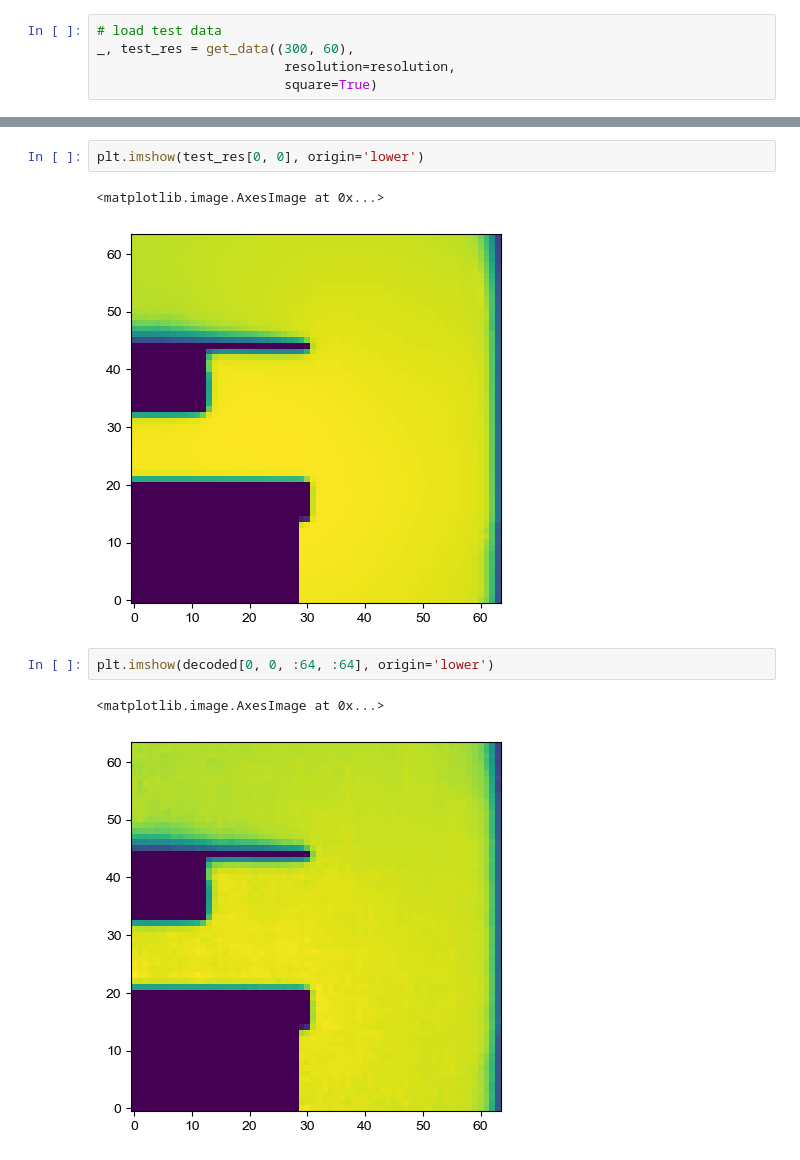
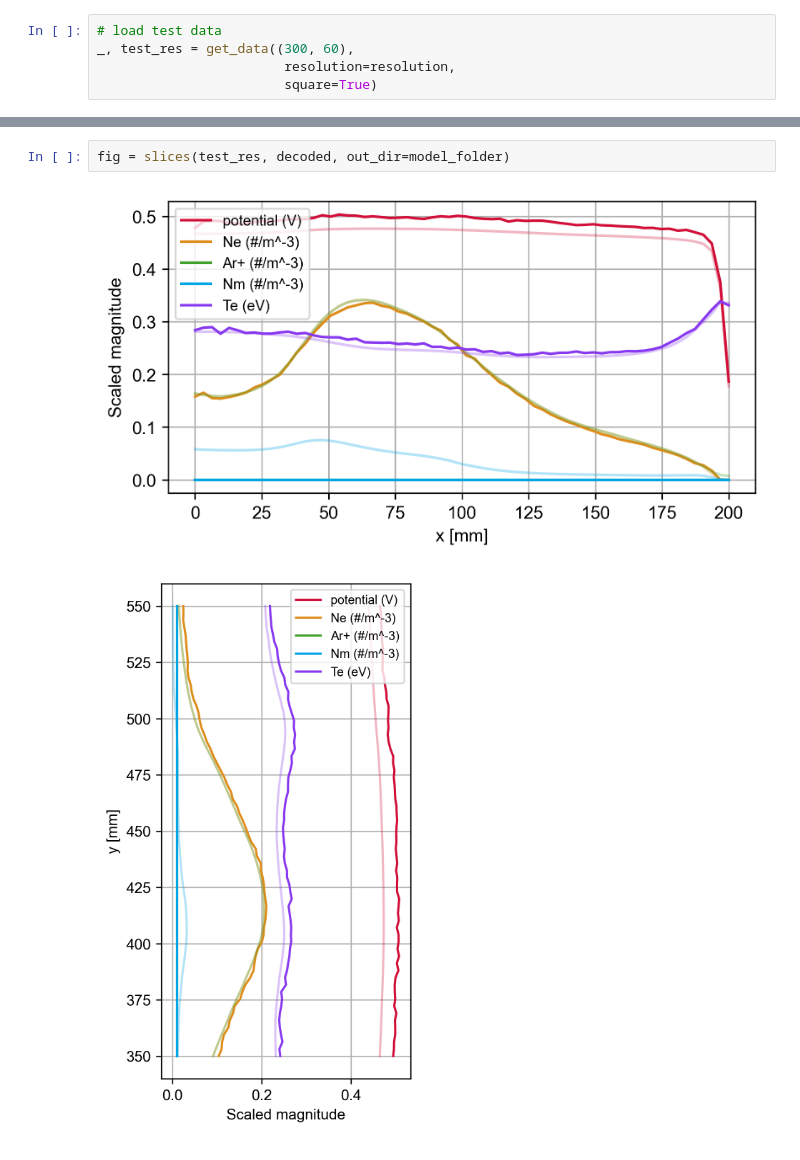
Before and after one commit to jarltc/2d-discharge-nn, a Jupyter notebook: torch/view_comparison.ipynb, the cells around one changed output, grey strips where cells are left out. Cells and saved outputs as stored; diff of their text form.

```diff
--- a/torch/view_comparison.ipynb
+++ b/torch/view_comparison.ipynb
@@ -144,10 +209,5 @@ VMAX = 0.49136465787887573
-# %%
-plt.imshow(test_res[0, 0], origin='lower')
-# %% [output]
-<matplotlib.image.AxesImage at 0x...>
-[figure, removed]
-# %%
-plt.imshow(decoded[0, 0, :64, :64], origin='lower')
-# %% [output]
-<matplotlib.image.AxesImage at 0x...>
-[figure, removed]
+# %%
+fig = slices(test_res, decoded, out_dir=model_folder)
+# %% [output]
+[figure, added]
+[figure, added]
```
Also changed, not shown: parts of 11 cells of this notebook.
